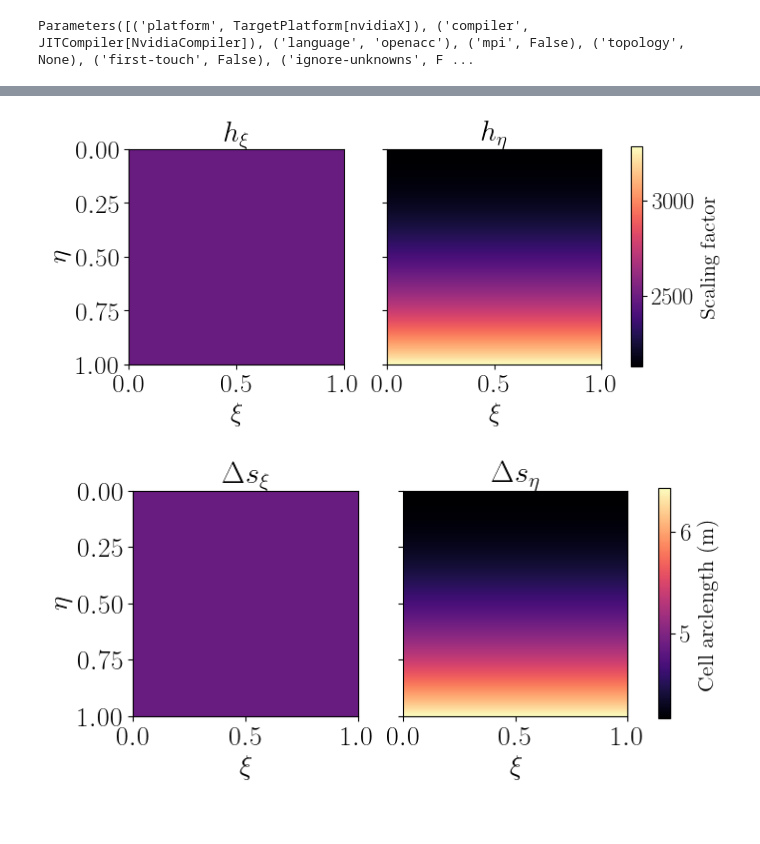
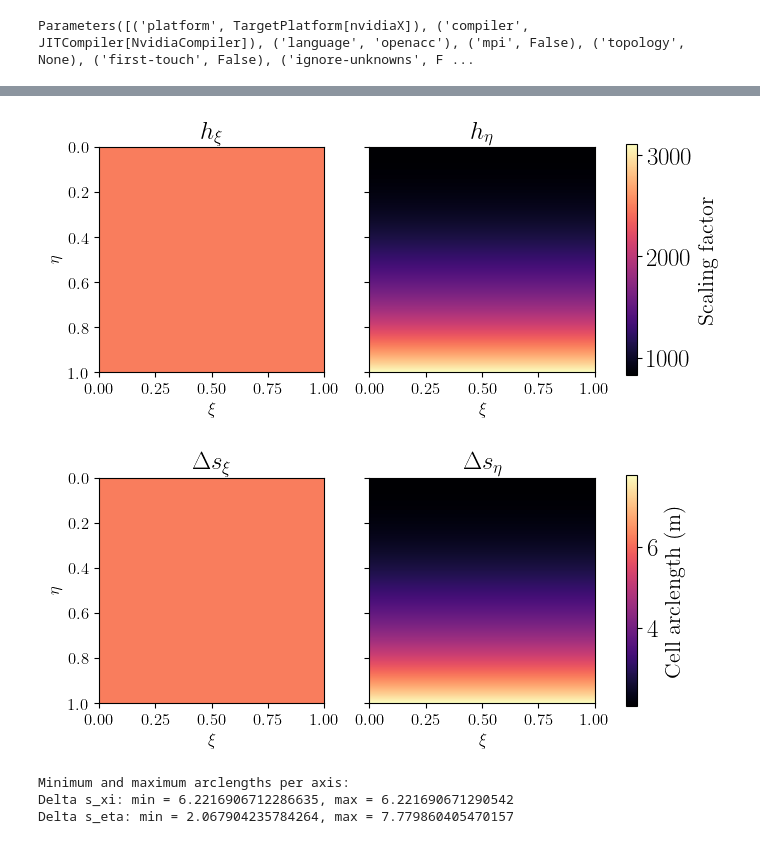
Before and after one commit to Ivanjav/devitocurvilinear, a Jupyter notebook: devito_examples/homotilted/example_homotilted.ipynb, the cells around one changed output, grey strips where cells are left out. Cells and saved outputs as stored; diff of their text form; code cells hidden in the pictures.

Commit message:
Updating devito examples incorporing curvature terms in the PDE system

```diff
--- a/devito_examples/homotilted/example_homotilted.ipynb
+++ b/devito_examples/homotilted/example_homotilted.ipynb
@@ -22,10 +22,10 @@ init_printing(use_latex='mathjax')
 # Some ploting setup
 plt.rc('text', usetex=True)
 plt.rc('font', family='serif')
-plt.rc('xtick', labelsize=20)
-plt.rc('ytick', labelsize=20)
-fonttitle=22
-fontlabel=20
+plt.rc('xtick', labelsize=12)
+plt.rc('ytick', labelsize=12)
+fonttitle=18
+fontlabel=12
 savefig=True
 # %% [output]
 Parameters([('platform', TargetPlatform[nvidiaX]), ('compiler', JITCompiler[NvidiaCompiler]), ('language', 'openacc'), ('mpi', False), ('topology', None), ('first-touch', False), ('ignore-unknowns', F ...
@@ -35,7 +35,7 @@ Parameters([('platform', TargetPlatform[nvidiaX]), ('compiler', JITCompiler[Nvid
 from devitocurvilinear import meshgrid_from_topo
 
 L = 2500.0       # period (m)
-H = 2500.0        # depth extent for eta (m)
+H = 1500.0        # depth extent for eta (m)
 S = L/(2*np.pi)
 
 def y_s(x):
@@ -44,11 +44,11 @@ def y_s(x):
     base = 0*x
     #base = 250*np.sin(2*np.pi*x/L)+250
     return base
-n_xi = 512
-n_eta = 512
+n_xi = 401
+n_eta = 401
 x_top = np.linspace(0.0, L, num=n_xi)
 y_top = y_s(x_top)
-X, Z = meshgrid_from_topo(x_top, y_top, n_xi=n_xi, n_eta=n_eta, H=H, max_iter=5,beta=1.0)
+X, Z = meshgrid_from_topo(x_top, y_top, n_xi=n_xi, n_eta=n_eta, H=H, max_iter=5,beta=2.0)
 #X, Z = np.meshgrid(x_top, np.linspace(0.0, H, num=n_eta))
 # Roration 45 degrees
 theta = np.deg2rad(45)
@@ -126,35 +160,42 @@ if savefig:
 # %%
 #######################################
+from devitocurvilinear import deriv1_8th
 deta = eta[1]-eta[0]
 dxi  = xi[1]-xi[0]
-x_eta, x_xi = np.gradient(X, deta, dxi, edge_order=2)   # shape (ny, nx)
-z_eta, z_xi = np.gradient(Z, deta, dxi, edge_order=2)   # shape (ny, nx)
+# x_eta, x_xi = np.gradient(X, deta, dxi, edge_order=2)   # shape (ny, nx)
+# z_eta, z_xi = np.gradient(Z, deta, dxi, edge_order=2)   # shape (ny, nx)
+# X, Z have shape (ny, nx) with axes: eta (0), xi (1)
+x_eta = deriv1_8th(X, deta, axis=0)
+x_xi  = deriv1_8th(X, dxi,  axis=1)
+
+z_eta = deriv1_8th(Z, deta, axis=0)
+z_xi  = deriv1_8th(Z, dxi,  axis=1)
+
 a_xi = (x_xi, z_xi)/np.sqrt(x_xi**2+z_xi**2)
 a_eta = (x_eta, z_eta)/np.sqrt(x_eta**2+z_eta**2)
 h_xi = np.sqrt(x_xi**2 + z_xi**2)
 h_eta = np.sqrt(x_eta**2 + z_eta**2)
 
 hmap = 'magma'
 hmin, hmax = min(h_xi.min(), h_eta.min()), max(h_xi.max(), h_eta.max())
 fig, ax = plt.subplots(1, 2,  sharey=True)
 im0 = ax[0].imshow(h_xi, cmap=hmap,extent=[xi.min(), xi.max(), eta.max(), eta.min()], vmin=hmin, vmax=hmax)
 ax[0].set_title(r'$h_\xi$', fontsize=fonttitle)
 ax[0].set_ylabel(r'$\eta$', fontsize=fontlabel)
 ax[0].set_xlabel(r'$\xi$', fontsize=fontlabel)
 #cb=fig.colorbar(im0, ax=ax[0], label='(m)',orientation='horizontal')
 #cb.ax.tick_params(labelsize=14)
 im1 = ax[1].imshow(h_eta, cmap=hmap,extent=[xi.min(), xi.max(), eta.max(), eta.min()], vmin=hmin, vmax=hmax)
 ax[1].set_title(r'$h_\eta$', fontsize=fonttitle)
 ax[1].set_xlabel(r'$\xi$', fontsize=fontlabel)
 cb=fig.colorbar(im1, ax=ax, label='Scaling factor',orientation='vertical',shrink=0.5)
 cb.ax.tick_params(labelsize=18)
 plt.show()
 
 if savefig:
-    fig.savefig('scaling_homo.pdf', transparent=True,bbox_inches='tight')
-    fig.savefig('scaling_homo.png', transparent=True,bbox_inches='tight')
+    fig.savefig('scaling_homotilted.pdf', transparent=True,bbox_inches='tight')
 # %% [output]
-[figure, old version]
+[figure, new version]
 # %%
 dsxi = h_xi*dxi
 dseta = h_eta*deta
@@ -173,8 +214,14 @@ ax[1].set_xlabel(r'$\xi$', fontsize=fontlabel)
 cb=fig.colorbar(im1, ax=ax, label='Cell arclength (m)',orientation='vertical',shrink=0.5)
 cb.ax.tick_params(labelsize=18)
 plt.show()
+# print minimum and maximum arclengths per axis
+print(f"Minimum and maximum arclengths per axis:")
+print(f"Delta s_xi: min = {dsxi.min()}, max = {dsxi.max()}")
+print(f"Delta s_eta: min = {dseta.min()}, max = {dseta.max()}")
 if savefig:
-    fig.savefig('length_homo.pdf', transparent=True,bbox_inches='tight')
-    fig.savefig('length_homo.png', transparent=True,bbox_inches='tight')
+    fig.savefig('length_homotilted.pdf', transparent=True,bbox_inches='tight')
 # %% [output]
-[figure, old version]
+[figure, new version]
+Minimum and maximum arclengths per axis:
+Delta s_xi: min = 6.2216906712286635, max = 6.221690671290542
+Delta s_eta: min = 2.067904235784264, max = 7.779860405470157
```
Also changed, not shown: parts of 20 cells of this notebook, 1 other file.
